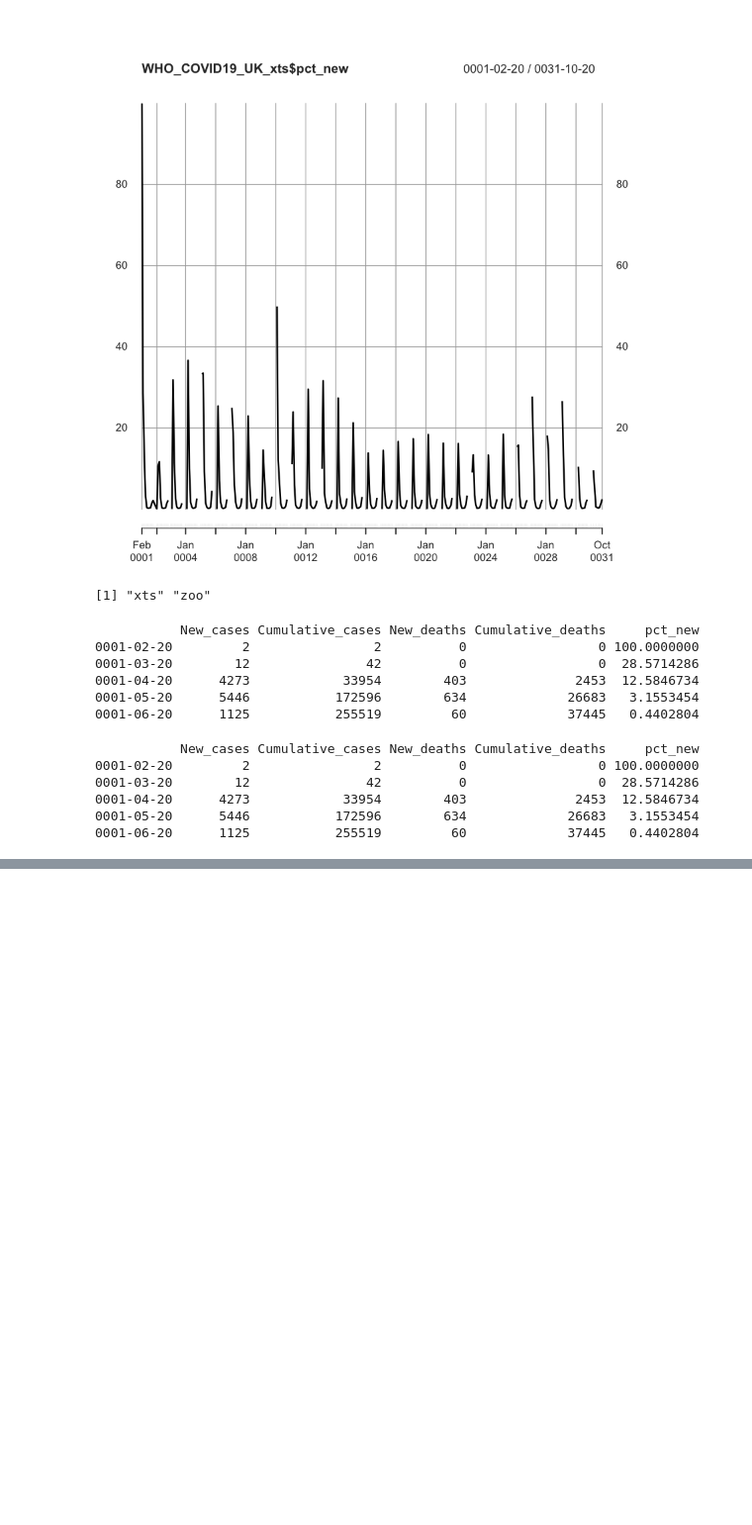
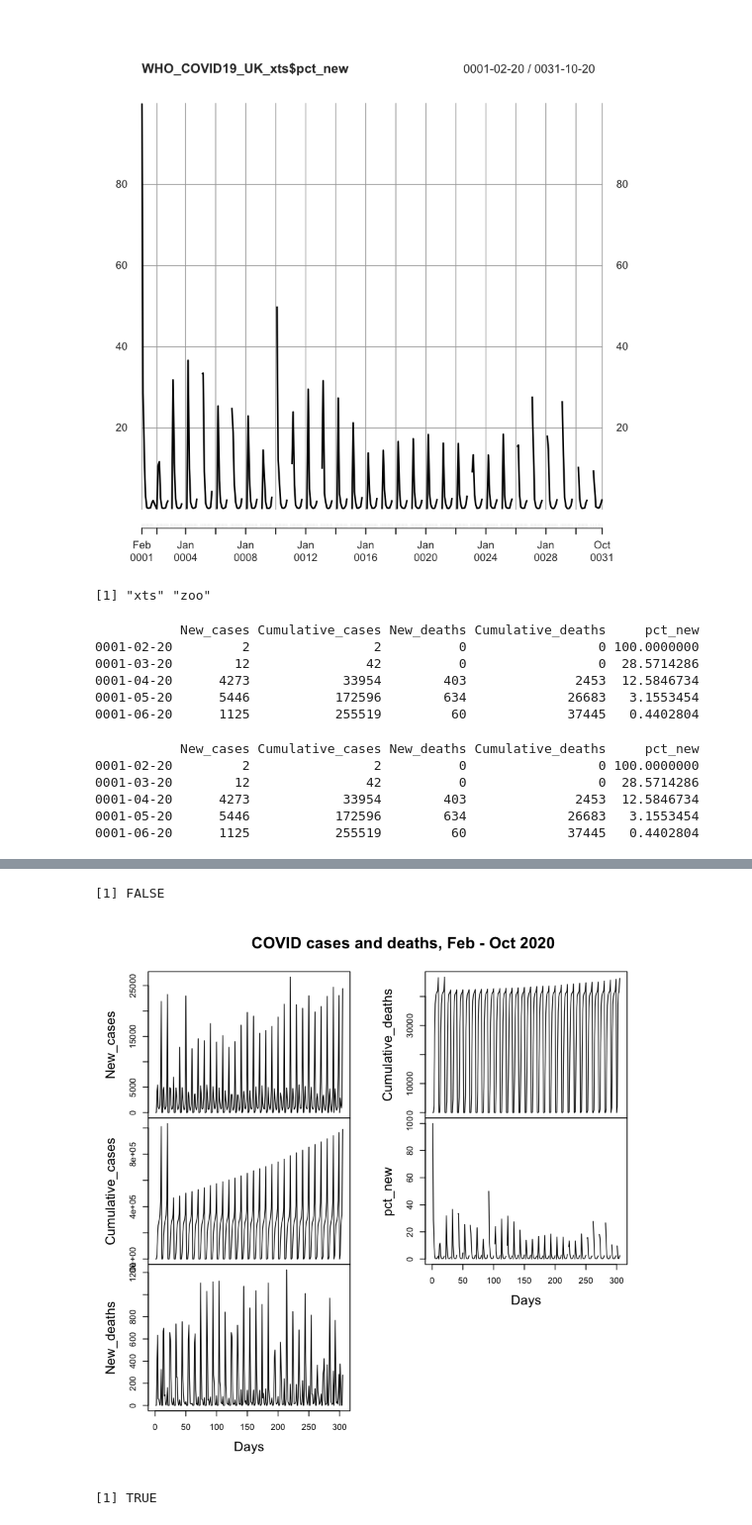
Before and after one commit to ada-nwobodo/COVID19-Prediction-Project-, a Jupyter notebook: Time Series Analysis and Forecasting.ipynb, the cells around one changed output, grey strips where cells are left out. Shown at 99% size. Cells and saved outputs as stored; diff of their text form; code cells hidden in the pictures; blank space fills up the shorter version.

```diff
--- a/Time Series Analysis and Forecasting.ipynb
+++ b/Time Series Analysis and Forecasting.ipynb
@@ -220,0 +255,14 @@ head(WHO_COVID19_UK_xts2, n = 5)
+# %%
+is.ts(WHO_COVID19_UK_xts) #check whether a time series object or not
+# %% [output]
+[1] FALSE
+# %%
+COVID19UK_timeseries <- ts(WHO_COVID19_UK_xts) #convert vector into time series obect
+# %%
+plot(COVID19UK_timeseries, xlab = "Days", main = "COVID cases and deaths, Feb - Oct 2020") #plot of time series data
+# %% [output]
+[figure, added]
+# %%
+is.ts(COVID19UK_timeseries) #datasets converted into timeseries objects
+# %% [output]
+[1] TRUE
```
Also changed, not shown: parts of 10 cells of this notebook.
